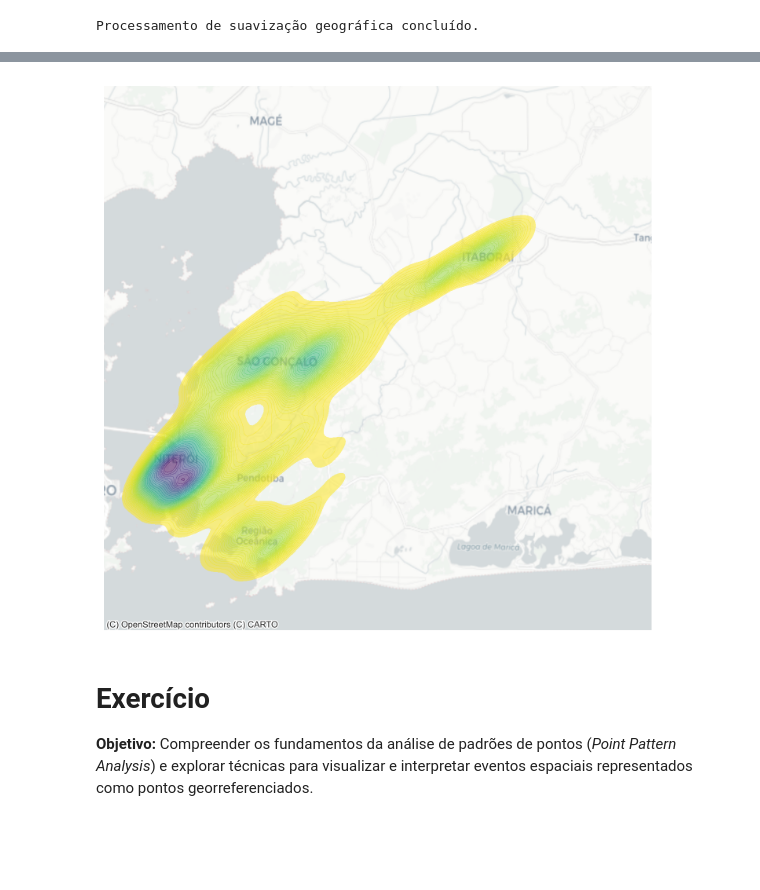
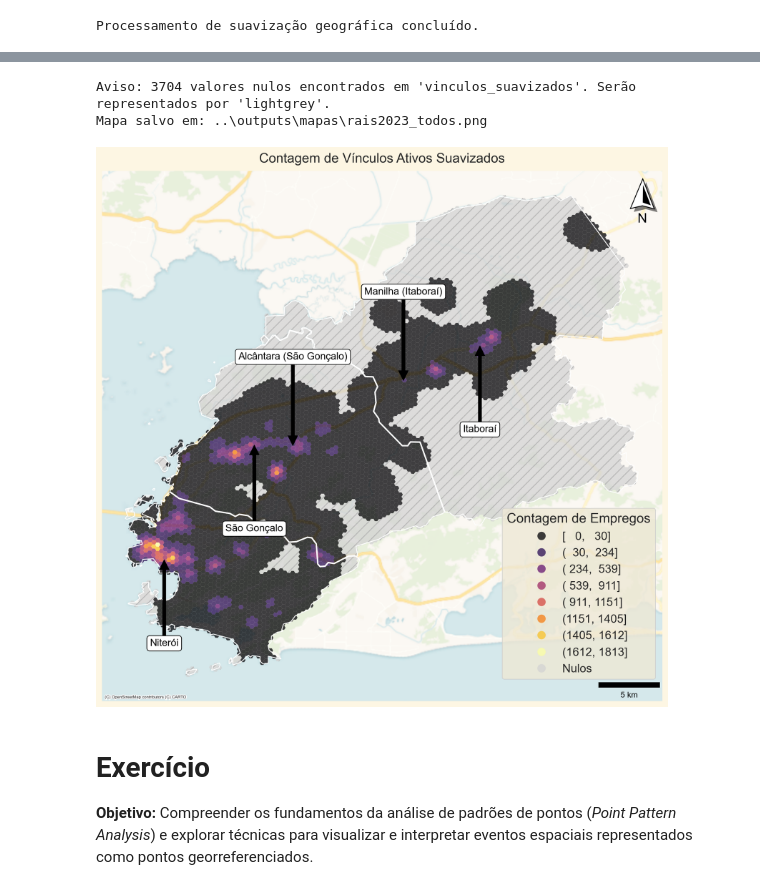
Before and after one commit to redemobGIT/roda, a Jupyter notebook: scripts/rais.ipynb, the cells around one changed output, grey strips where cells are left out. Drawn from its saved outputs; the diff is of its cells as text; code cells hidden in the pictures; blank space fills up the shorter version.

```diff
--- a/scripts/rais.ipynb
+++ b/scripts/rais.ipynb
@@ -970,7 +1009,7 @@ def compute_geographical_smoothing(
     return hex_grid
 # %%
 foo = compute_geographical_smoothing(
-    nodes_df=rais.loc[rais.grupo_cnae == 'C'],
+    nodes_df=rais.loc[rais.grupo_cnae == 'Q'],
     metrics_config=[
         {
             'name': 'vinculos_suavizados',
@@ -995,27 +1029,0 @@ foo[foo.vinculos_suavizados >= 10].explore('vinculos_suavizados', cmap='inferno'
-# %%
-import contextily as ctx
-# Set up figure and axis
-f, ax = plt.subplots(1, figsize=(9, 9))
-# Generate and add KDE with a shading of 50 gradients
-# coloured contours, 75% of transparency,
-# and the reverse viridis colormap
-sns.kdeplot(
-    ax=ax,
-    x="x",
-    y="y",
-    data=all_jobs.assign(x=all_jobs.geometry.x, y=all_jobs.geometry.y),
-    n_levels=50,
-    shade=True,
-    alpha=0.55,
-    cmap="viridis_r",
-)
-# Add basemap
-ctx.add_basemap(
-    ax, source=ctx.providers.CartoDB.Positron, crs=all_jobs.crs
-)
-# Remove axes
-ax.set_axis_off()
-
-plt.show()
-# %% [output]
-[figure, removed]
@@ -1022,3 +1262,23 @@ plt.show()
+# %%
+outpath = pathlib.Path(
+    f"../outputs/mapas/rais{2023}_todos.png"
+    )
+
+plot_georretail_h3_map(
+    foo.round(),
+    value_col="vinculos_suavizados",
+    title="Contagem de Vínculos Ativos Suavizados",
+    cmap="inferno",
+    scheme="HeadTailbreaks",  # 'Quantiles' é robusto
+    k=4,  # Menos classes para o exemplo
+    basemap_provider=ctx.providers.CartoDB.VoyagerNoLabels,  # Mapa base
+    output_path=outpath,
+    legend_title="Contagem de Empregos",
+)
+# %% [output]
+Aviso: 3704 valores nulos encontrados em 'vinculos_suavizados'. Serão representados por 'lightgrey'.
+Mapa salvo em: ..\outputs\mapas\rais2023_todos.png
+[figure, added]
 # %% [markdown]
 # Exercício
 
```
Also changed, not shown: parts of 8 cells of this notebook, 5 other files.
